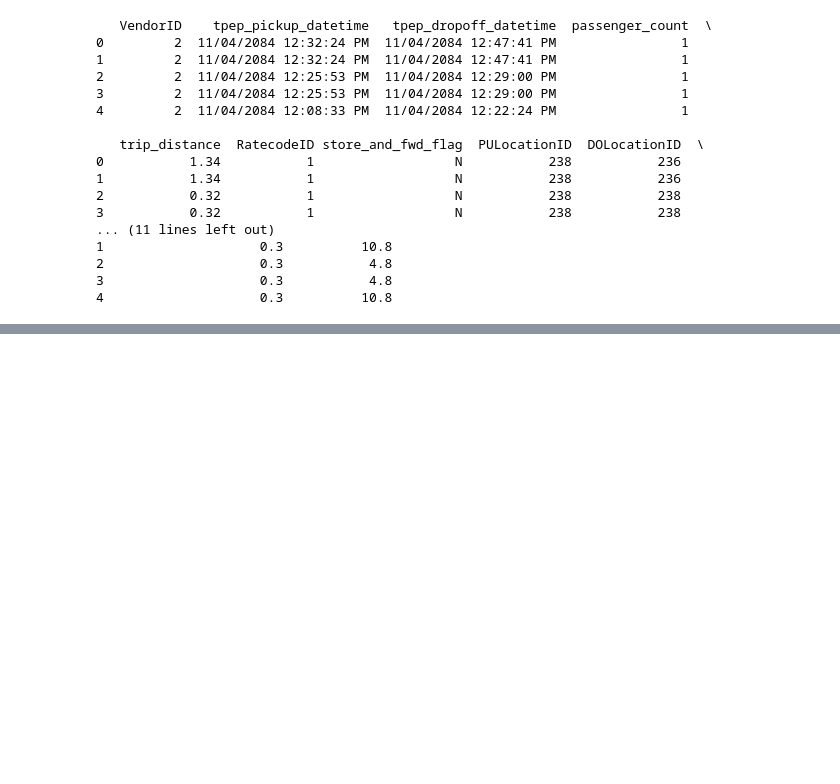
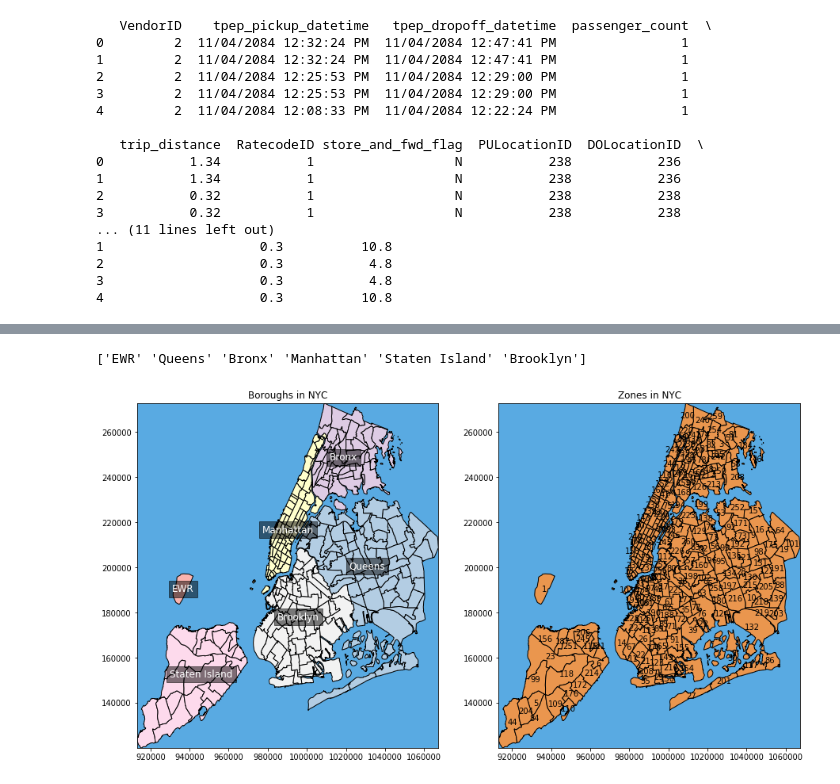
Before and after one commit to maliakber/algorithm-data-model-csc-501, a Jupyter notebook: source/assignment-2/assignment-2-jupnote.ipynb, the cells around one changed output, grey strips where cells are left out. Drawn from its saved outputs; the diff is of its cells as text; code cells hidden in the pictures; blank space fills up the shorter version.

Commit message:
data load and clean done, also map display is done

```diff
--- a/source/assignment-2/assignment-2-jupnote.ipynb
+++ b/source/assignment-2/assignment-2-jupnote.ipynb
@@ -24,0 +81,9 @@ print(taxiSample.head())
+# %%
+taxiZones = shapefile.Reader("data/taxi_zones/taxi_zones.shp")
+fields_name = [field[0] for field in taxiZones.fields[1:]]
+shp_dic = dict(zip(fields_name, list(range(len(fields_name)))))
+print(shp_dic)
+
+attributes = taxiZones.records()
+shp_attr = [dict(zip(fields_name, attr)) for attr in attributes]
+print(shp_attr[:5])
@@ -24,0 +116,19 @@ print(taxiSample.head())
+# %%
+boroughs = df_loc['borough'].unique()
+print(boroughs)
+# %% [output]
+['EWR' 'Queens' 'Bronx' 'Manhattan' 'Staten Island' 'Brooklyn']
+# %%
+def get_boundaries(sf):
+    lat, lon = [], []
+    for shape in list(sf.iterShapes()):
+        lat.extend([shape.bbox[0], shape.bbox[2]])
+        lon.extend([shape.bbox[1], shape.bbox[3]])
+
+    margin = 0.01 # buffer to add to the range
+    lat_min = min(lat) - margin
+    lat_max = max(lat) + margin
+    lon_min = min(lon) - margin
+    lon_max = max(lon) + margin
+
+    return lat_min, lat_max, lon_min, lon_max
@@ -24,0 +270,10 @@ print(taxiSample.head())
+# %%
+fig, ax = plt.subplots(nrows=1, ncols=2, figsize=(15,8))
+ax = plt.subplot(1, 2, 1)
+ax.set_title("Boroughs in NYC")
+draw_region_map(ax, taxiZones)
+ax = plt.subplot(1, 2, 2)
+ax.set_title("Zones in NYC")
+draw_zone_map(ax, taxiZones)
+# %% [output]
+[figure, added]
```
Also changed, not shown: parts of 14 cells of this notebook, 1 other file.
